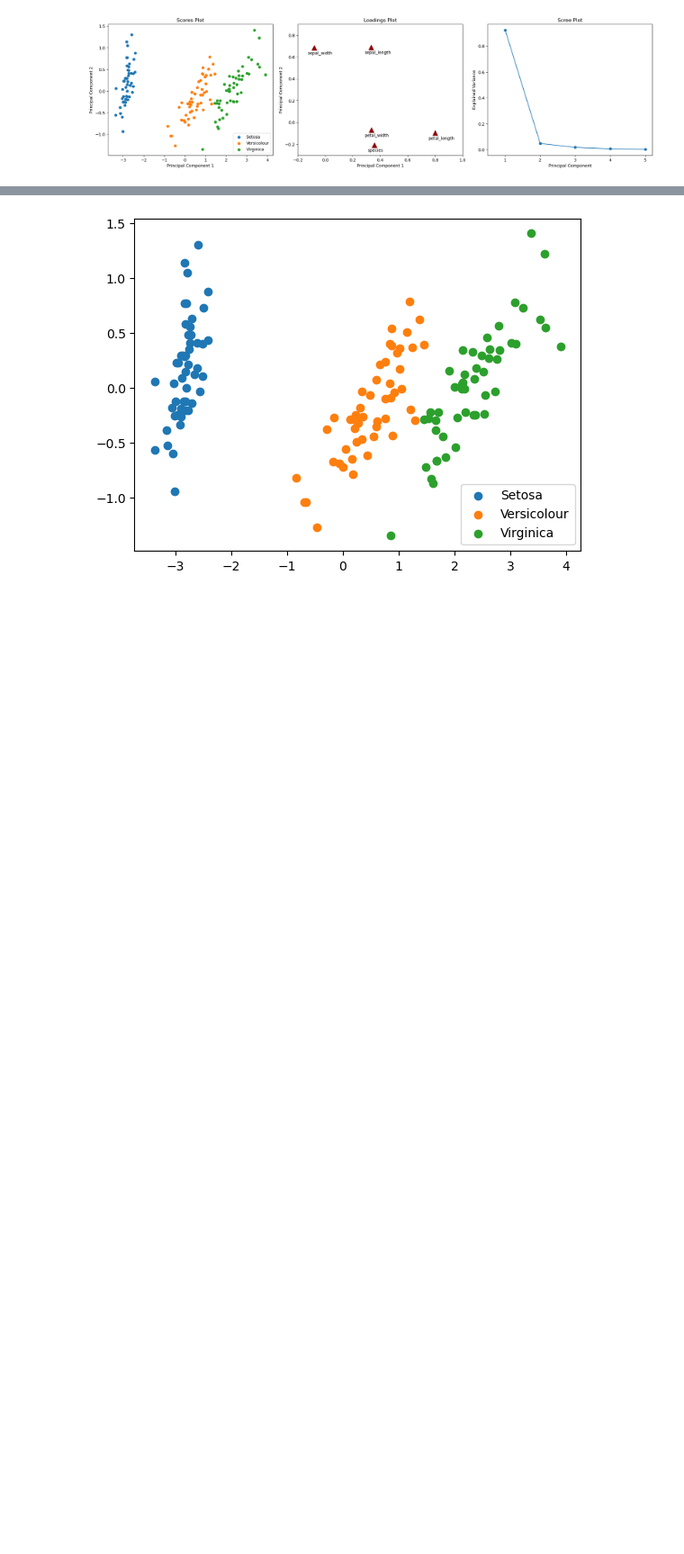
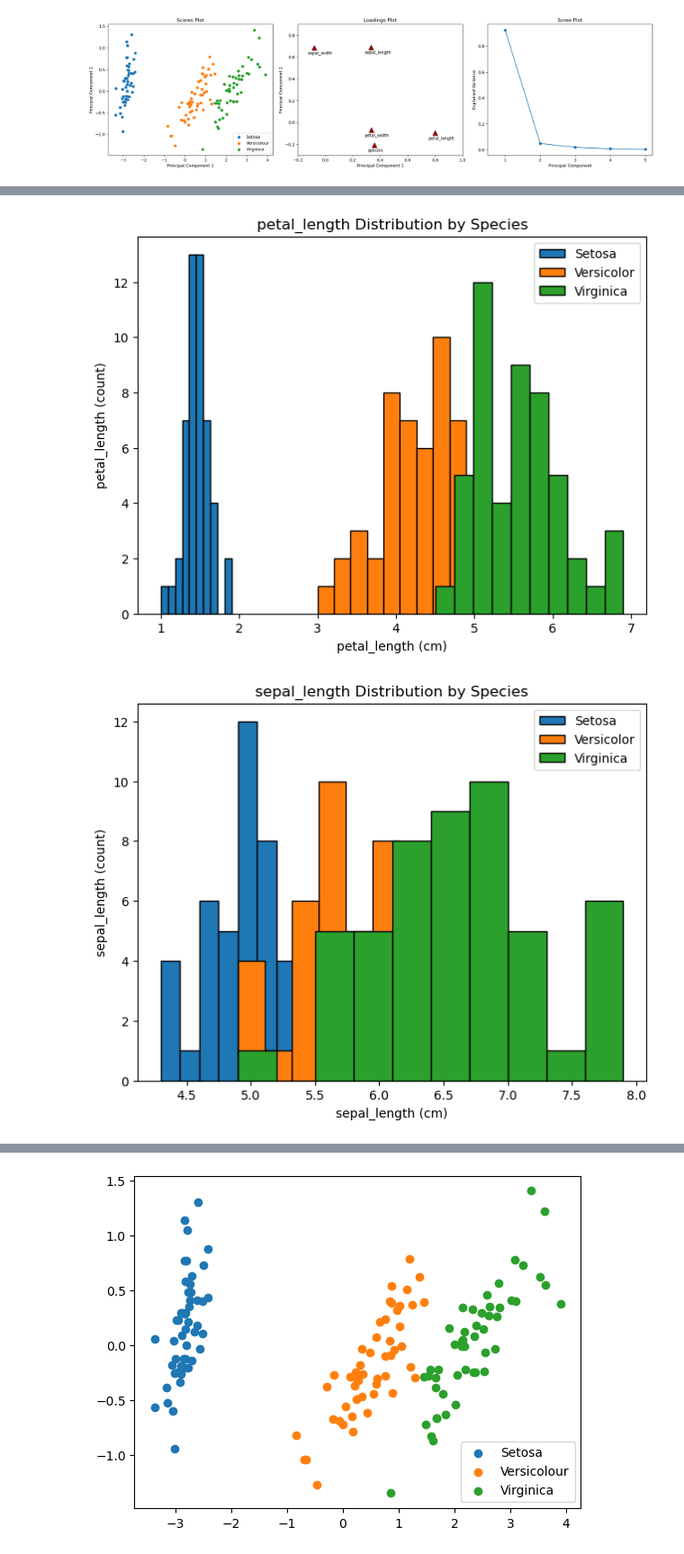
Before and after one commit to a-o-connor/pands-mywork, a Jupyter notebook: practice-concepts/iris_practice.ipynb, the cells around one changed output, grey strips where cells are left out. Shown at 90% size. Drawn from its saved outputs; the diff is of its cells as text; code cells hidden in the pictures; blank space fills up the shorter version.

```diff
--- a/practice-concepts/iris_practice.ipynb
+++ b/practice-concepts/iris_practice.ipynb
@@ -482,0 +501,19 @@ Text(0.5, 1.0, 'Scree Plot')
+# %%
+def histogram_by_species(x_value):
+    fig, ax = plt.subplots()
+    fig.tight_layout(h_pad=4, w_pad= 3)
+    ax.hist(df.groupby(["species"]).get_group("setosa")[x_value], edgecolor = "black", label = "Setosa")
+    ax.hist(df.groupby(["species"]).get_group("versicolor")[x_value], edgecolor = "black", label = "Versicolor")
+    ax.hist(df.groupby(["species"]).get_group("virginica")[x_value], edgecolor = "black", label = "Virginica")
+    ax.set_xlabel(f"{x_value} (cm)")
+    ax.set_ylabel(f"{x_value} (count)")
+    ax.set_title(f"{x_value} Distribution by Species")
+    ax.legend()
+    fig.savefig(f"{x_value} Distribution by Species")
+
+histogram_by_species("petal_length")
+histogram_by_species("sepal_length")
+histogram_by_species("petal_width")
+# %% [output]
+[figure, added]
+[figure, added]
```
Also changed, not shown: parts of 4 cells of this notebook, 4 other files.
